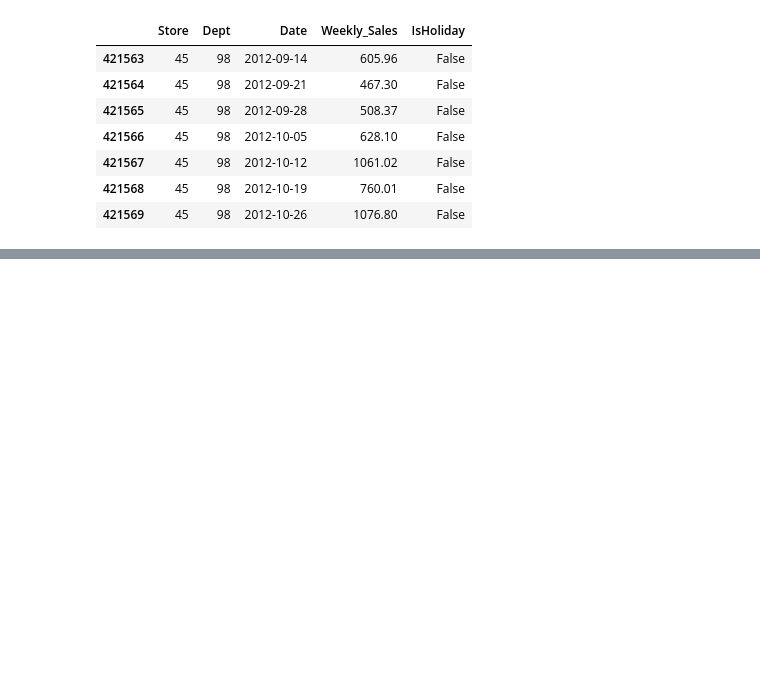
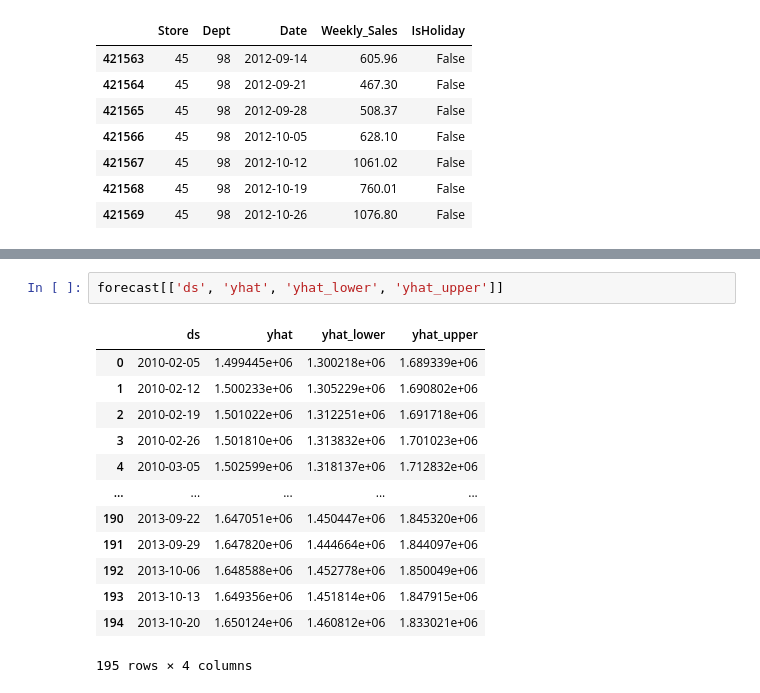
Before and after one commit to naokityokoyama/infnet, a Jupyter notebook: infnet_projeto_final.ipynb, the cells around one changed output, grey strips where cells are left out. Saved outputs shown, nothing was run; the diff lists cells and outputs as text; blank space fills up the shorter version.

```diff
--- a/infnet_projeto_final.ipynb
+++ b/infnet_projeto_final.ipynb
@@ -334,0 +458,16 @@ df.tail(7)
+# %%
+forecast[['ds', 'yhat', 'yhat_lower', 'yhat_upper']]
+# %% [output]
+|  | ds | yhat | yhat_lower | yhat_upper |
+| 0 | 2010-02-05 | 1.499445e+06 | 1.300218e+06 | 1.689339e+06 |
+| 1 | 2010-02-12 | 1.500233e+06 | 1.305229e+06 | 1.690802e+06 |
+| 2 | 2010-02-19 | 1.501022e+06 | 1.312251e+06 | 1.691718e+06 |
+| 3 | 2010-02-26 | 1.501810e+06 | 1.313832e+06 | 1.701023e+06 |
+| 4 | 2010-03-05 | 1.502599e+06 | 1.318137e+06 | 1.712832e+06 |
+| ... | ... | ... | ... | ... |
+| 190 | 2013-09-22 | 1.647051e+06 | 1.450447e+06 | 1.845320e+06 |
+| 191 | 2013-09-29 | 1.647820e+06 | 1.444664e+06 | 1.844097e+06 |
+| 192 | 2013-10-06 | 1.648588e+06 | 1.452778e+06 | 1.850049e+06 |
+| 193 | 2013-10-13 | 1.649356e+06 | 1.451814e+06 | 1.847915e+06 |
+| 194 | 2013-10-20 | 1.650124e+06 | 1.460812e+06 | 1.833021e+06 |
+195 rows × 4 columns
```
Also changed, not shown: parts of 36 cells of this notebook.
